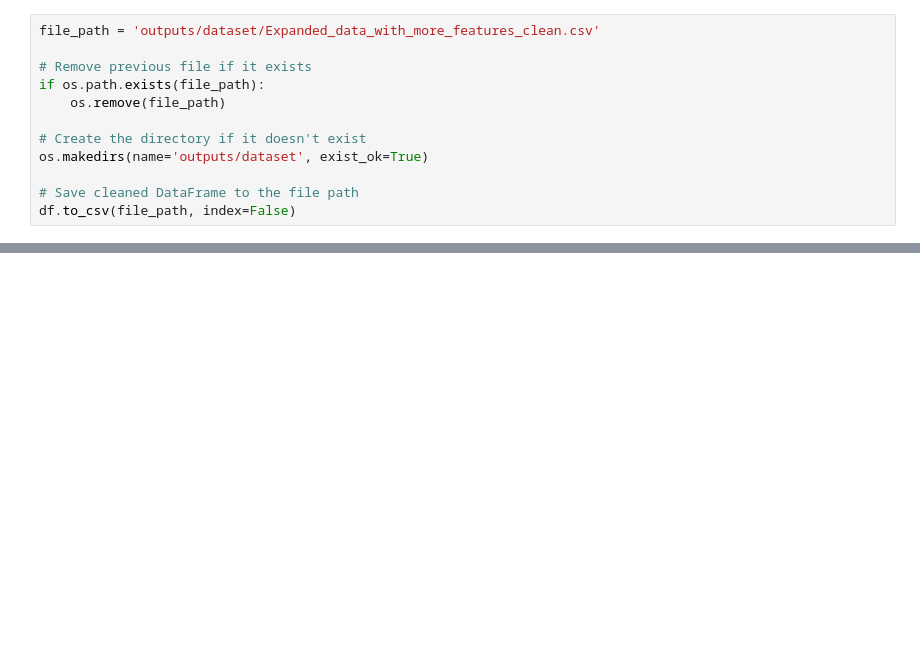
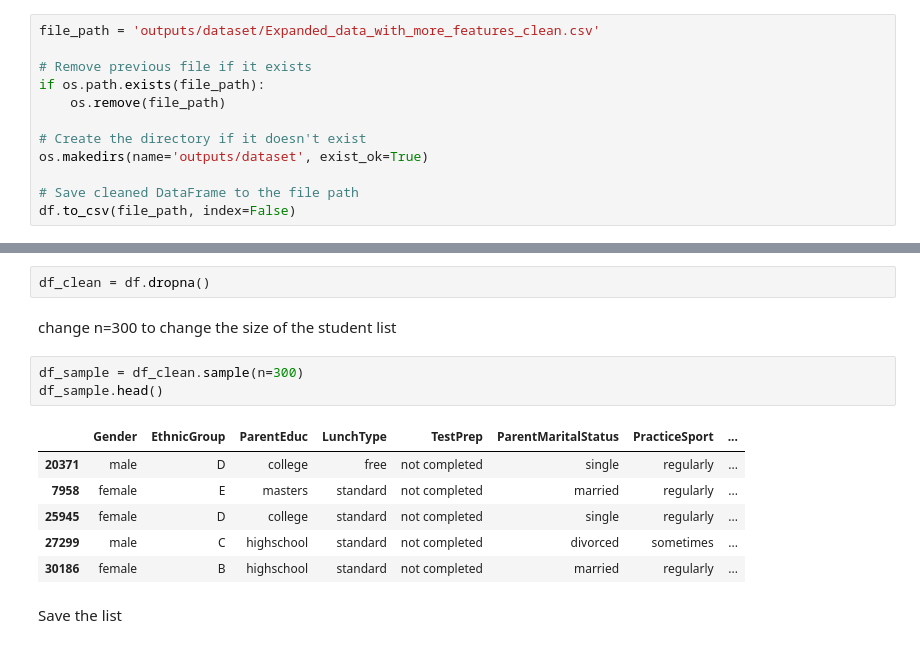
Before and after one commit to A-Hoenig/student-AI, a Jupyter notebook: jupyter_notebooks/NB_2_data_cleaning.ipynb, the cells around one changed output, grey strips where cells are left out. Saved outputs shown, nothing was run; the diff lists cells and outputs as text; blank space fills up the shorter version.

```diff
--- a/jupyter_notebooks/NB_2_data_cleaning.ipynb
+++ b/jupyter_notebooks/NB_2_data_cleaning.ipynb
@@ -284,0 +374,16 @@ df.to_csv(file_path, index=False)
+# %%
+df_clean = df.dropna()
+# %% [markdown]
+change n=300 to change the size of the student list
+# %%
+df_sample = df_clean.sample(n=300)
+df_sample.head()
+# %% [output]
+|  | Gender | EthnicGroup | ParentEduc | LunchType | TestPrep | ParentMaritalStatus | PracticeSport | ... |
+| 20371 | male | D | college | free | not completed | single | regularly | ... |
+| 7958 | female | E | masters | standard | not completed | married | regularly | ... |
+| 25945 | female | D | college | standard | not completed | single | regularly | ... |
+| 27299 | male | C | highschool | standard | not completed | divorced | sometimes | ... |
+| 30186 | female | B | highschool | standard | not completed | married | regularly | ... |
+# %% [markdown]
+Save the list
```
Also changed, not shown: parts of 17 cells of this notebook, 2 other files.
